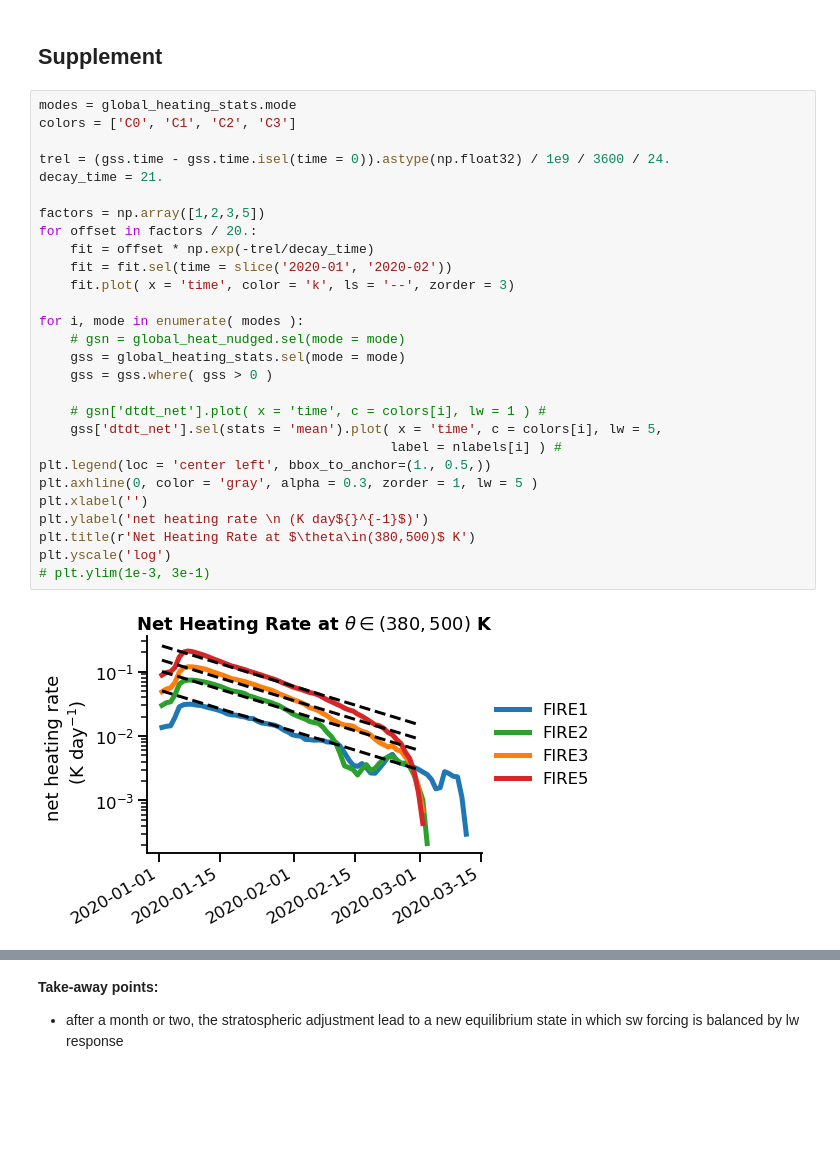
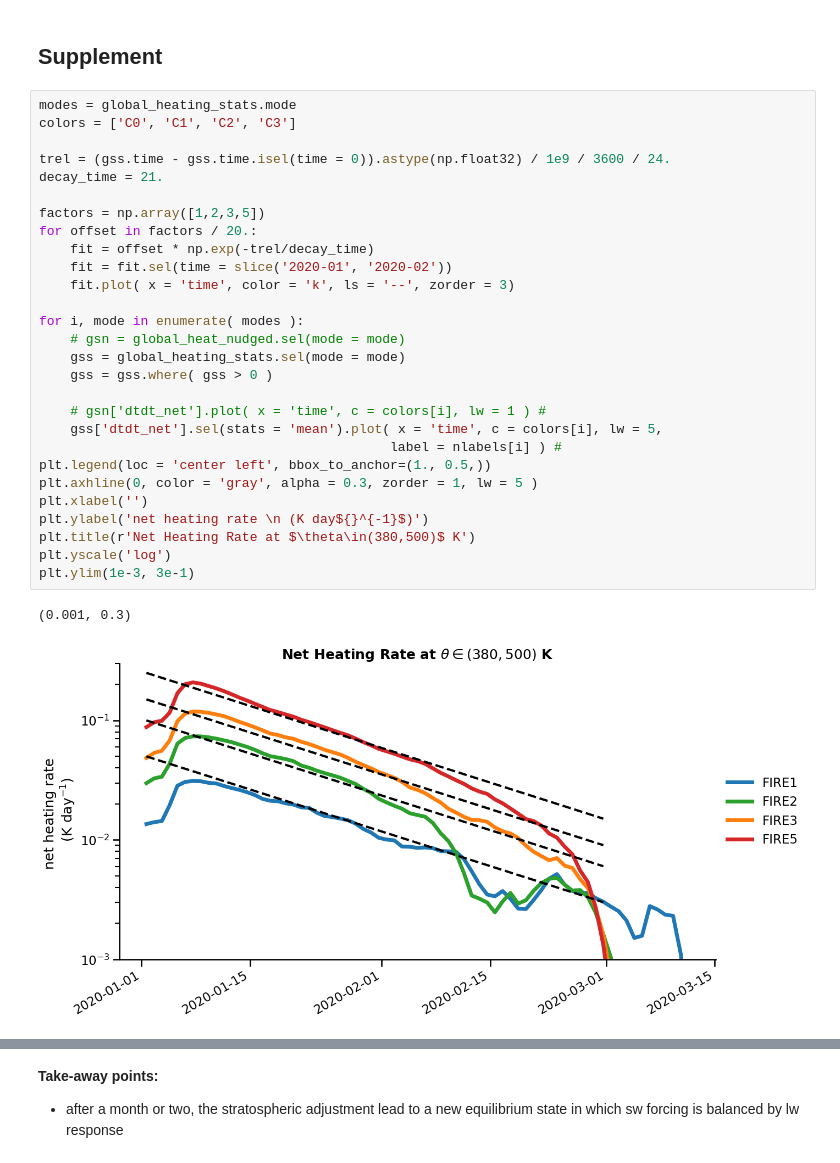
Before and after one commit to fsenf/nbook.2022-11_WiFi-AUS_Circ-Feedbacks, a Jupyter notebook: nbooks/04-Stratospheric-Heating.ipynb, the cells around one changed output, grey strips where cells are left out. Drawn from its saved outputs; the diff is of its cells as text; blank space fills up the shorter version.

```diff
--- a/nbooks/04-Stratospheric-Heating.ipynb
+++ b/nbooks/04-Stratospheric-Heating.ipynb
@@ -101,33 +101,34 @@ plt.savefig('../pics/net-heating-decay-in-stratosphere.png', dpi = 600)
 # %%
 modes = global_heating_stats.mode
 colors = ['C0', 'C1', 'C2', 'C3']
 
 trel = (gss.time - gss.time.isel(time = 0)).astype(np.float32) / 1e9 / 3600 / 24.
 decay_time = 21.
 
 factors = np.array([1,2,3,5])
 for offset in factors / 20.:
     fit = offset * np.exp(-trel/decay_time)
     fit = fit.sel(time = slice('2020-01', '2020-02'))
     fit.plot( x = 'time', color = 'k', ls = '--', zorder = 3)
 
 for i, mode in enumerate( modes ):
     # gsn = global_heat_nudged.sel(mode = mode)
     gss = global_heating_stats.sel(mode = mode)
     gss = gss.where( gss > 0 )
 
     # gsn['dtdt_net'].plot( x = 'time', c = colors[i], lw = 1 ) #
     gss['dtdt_net'].sel(stats = 'mean').plot( x = 'time', c = colors[i], lw = 5,
                                              label = nlabels[i] ) #
 plt.legend(loc = 'center left', bbox_to_anchor=(1., 0.5,))
 plt.axhline(0, color = 'gray', alpha = 0.3, zorder = 1, lw = 5 )
 plt.xlabel('')
 plt.ylabel('net heating rate \n (K day${}^{-1}$)')
 plt.title(r'Net Heating Rate at $\theta\in(380,500)$ K')
 plt.yscale('log')
-# plt.ylim(1e-3, 3e-1)
+plt.ylim(1e-3, 3e-1)
 # %% [output]
+(0.001, 0.3)
-[figure, old version]
+[figure, new version]
 # %%
 modes = global_heating_stats.mode
 colors = ['C0', 'C1', 'C2', 'C3']
```
Also changed, not shown: parts of 5 cells of this notebook.
